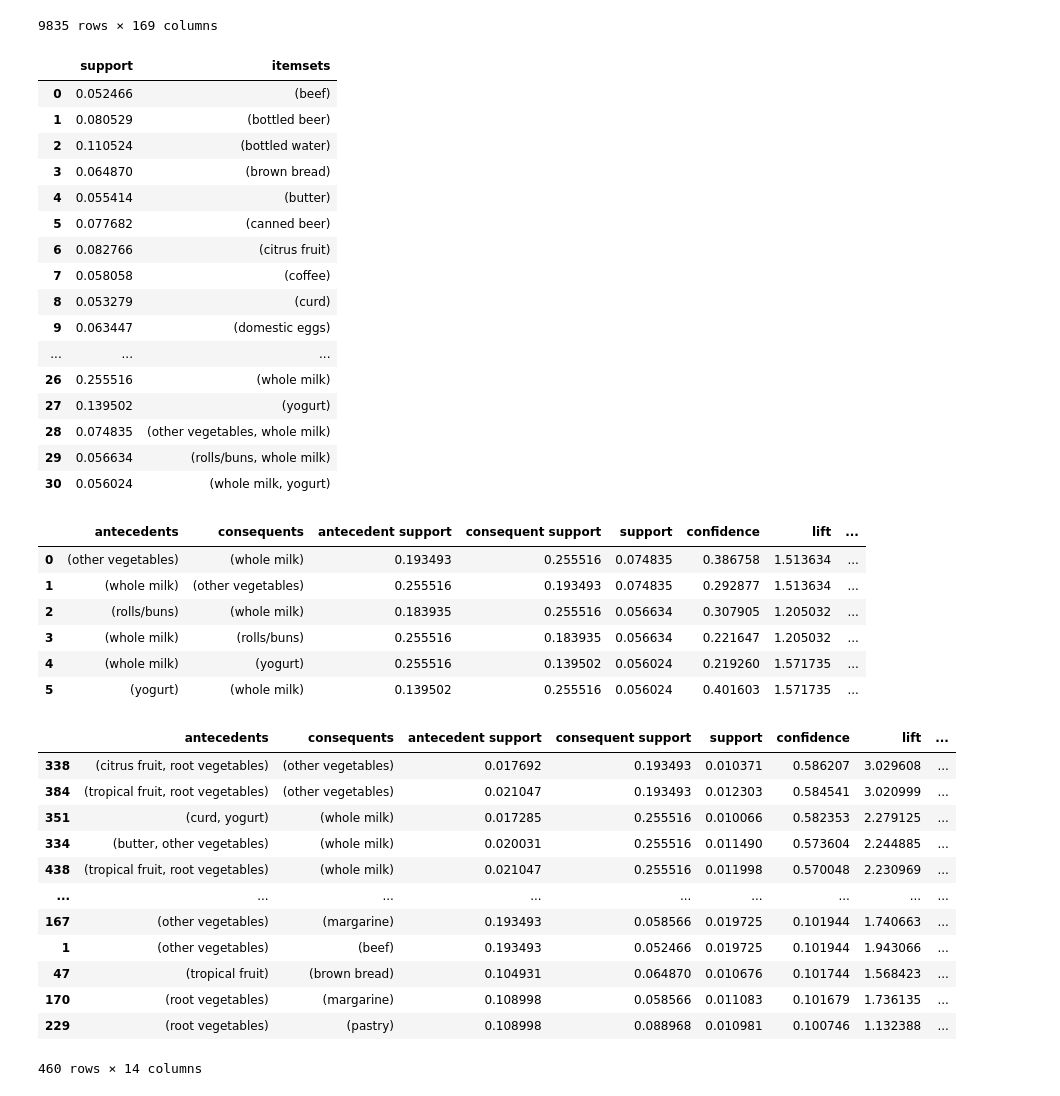
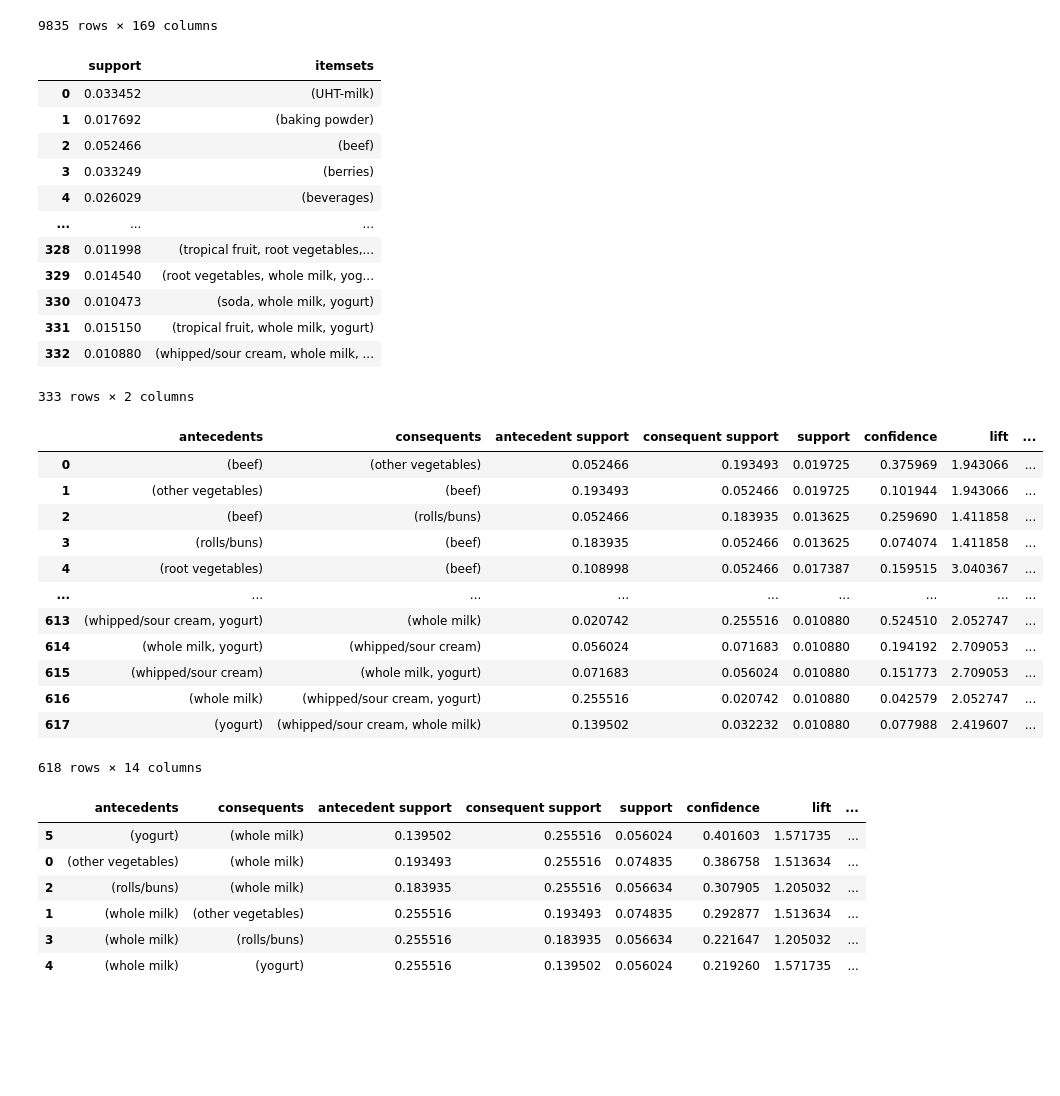
Before and after one commit to bhanuprakashyr/unsupervised-machine-learning-in-practisce, a Jupyter notebook: Market_basket_analysis/apriopri_based_recommedation.ipynb, the cells around one changed output. Drawn from its saved outputs; the diff is of its cells as text; code cells hidden in the pictures; blank space fills up the shorter version.

```diff
--- a/Market_basket_analysis/apriopri_based_recommedation.ipynb
+++ b/Market_basket_analysis/apriopri_based_recommedation.ipynb
@@ -87,51 +86,47 @@ df
 | 9834 | False | False | False | False | False | False | ... |
 9835 rows × 169 columns
 # %%
-frequent_itemsets = apriori(df, min_support=0.05, use_colnames=True)
+frequent_itemsets = apriori(df, min_support=0.01, use_colnames=True)
 # %%
 frequent_itemsets
 # %% [output]
 |  | support | itemsets |
-| 0 | 0.052466 | (beef) |
-| 1 | 0.080529 | (bottled beer) |
-| 2 | 0.110524 | (bottled water) |
-| 3 | 0.064870 | (brown bread) |
-| 4 | 0.055414 | (butter) |
-| 5 | 0.077682 | (canned beer) |
-| 6 | 0.082766 | (citrus fruit) |
-| 7 | 0.058058 | (coffee) |
-| 8 | 0.053279 | (curd) |
-| 9 | 0.063447 | (domestic eggs) |
+| 0 | 0.033452 | (UHT-milk) |
+| 1 | 0.017692 | (baking powder) |
+| 2 | 0.052466 | (beef) |
+| 3 | 0.033249 | (berries) |
+| 4 | 0.026029 | (beverages) |
 | ... | ... | ... |
-| 26 | 0.255516 | (whole milk) |
-| 27 | 0.139502 | (yogurt) |
-| 28 | 0.074835 | (other vegetables, whole milk) |
-| 29 | 0.056634 | (rolls/buns, whole milk) |
-| 30 | 0.056024 | (whole milk, yogurt) |
+| 328 | 0.011998 | (tropical fruit, root vegetables,... |
+| 329 | 0.014540 | (root vegetables, whole milk, yog... |
+| 330 | 0.010473 | (soda, whole milk, yogurt) |
+| 331 | 0.015150 | (tropical fruit, whole milk, yogurt) |
+| 332 | 0.010880 | (whipped/sour cream, whole milk, ... |
+333 rows × 2 columns
 # %%
-df_association_rules = association_rules(frequent_itemsets, num_itemsets=1, metric = "confidence", min_threshold = 0.1)
+df_association_rules = association_rules(frequent_itemsets, num_itemsets=1, metric = "confidence", min_threshold = 0.01)
 df_association_rules
 # %% [output]
 |  | antecedents | consequents | antecedent support | consequent support | support | confidence | lift | ... |
-| 0 | (other vegetables) | (whole milk) | 0.193493 | 0.255516 | 0.074835 | 0.386758 | 1.513634 | ... |
-| 1 | (whole milk) | (other vegetables) | 0.255516 | 0.193493 | 0.074835 | 0.292877 | 1.513634 | ... |
-| 2 | (rolls/buns) | (whole milk) | 0.183935 | 0.255516 | 0.056634 | 0.307905 | 1.205032 | ... |
-| 3 | (whole milk) | (rolls/buns) | 0.255516 | 0.183935 | 0.056634 | 0.221647 | 1.205032 | ... |
-| 4 | (whole milk) | (yogurt) | 0.255516 | 0.139502 | 0.056024 | 0.219260 | 1.571735 | ... |
-| 5 | (yogurt) | (whole milk) | 0.139502 | 0.255516 | 0.056024 | 0.401603 | 1.571735 | ... |
+| 0 | (beef) | (other vegetables) | 0.052466 | 0.193493 | 0.019725 | 0.375969 | 1.943066 | ... |
+| 1 | (other vegetables) | (beef) | 0.193493 | 0.052466 | 0.019725 | 0.101944 | 1.943066 | ... |
+| 2 | (beef) | (rolls/buns) | 0.052466 | 0.183935 | 0.013625 | 0.259690 | 1.411858 | ... |
+| 3 | (rolls/buns) | (beef) | 0.183935 | 0.052466 | 0.013625 | 0.074074 | 1.411858 | ... |
+| 4 | (root vegetables) | (beef) | 0.108998 | 0.052466 | 0.017387 | 0.159515 | 3.040367 | ... |
+| ... | ... | ... | ... | ... | ... | ... | ... | ... |
+| 613 | (whipped/sour cream, yogurt) | (whole milk) | 0.020742 | 0.255516 | 0.010880 | 0.524510 | 2.052747 | ... |
+| 614 | (whole milk, yogurt) | (whipped/sour cream) | 0.056024 | 0.071683 | 0.010880 | 0.194192 | 2.709053 | ... |
+| 615 | (whipped/sour cream) | (whole milk, yogurt) | 0.071683 | 0.056024 | 0.010880 | 0.151773 | 2.709053 | ... |
+| 616 | (whole milk) | (whipped/sour cream, yogurt) | 0.255516 | 0.020742 | 0.010880 | 0.042579 | 2.052747 | ... |
+| 617 | (yogurt) | (whipped/sour cream, whole milk) | 0.139502 | 0.032232 | 0.010880 | 0.077988 | 2.419607 | ... |
+618 rows × 14 columns
 # %%
 df_association_rules.sort_values("confidence",ascending=False)
 # %% [output]
 |  | antecedents | consequents | antecedent support | consequent support | support | confidence | lift | ... |
-| 338 | (citrus fruit, root vegetables) | (other vegetables) | 0.017692 | 0.193493 | 0.010371 | 0.586207 | 3.029608 | ... |
-| 384 | (tropical fruit, root vegetables) | (other vegetables) | 0.021047 | 0.193493 | 0.012303 | 0.584541 | 3.020999 | ... |
-| 351 | (curd, yogurt) | (whole milk) | 0.017285 | 0.255516 | 0.010066 | 0.582353 | 2.279125 | ... |
-| 334 | (butter, other vegetables) | (whole milk) | 0.020031 | 0.255516 | 0.011490 | 0.573604 | 2.244885 | ... |
-| 438 | (tropical fruit, root vegetables) | (whole milk) | 0.021047 | 0.255516 | 0.011998 | 0.570048 | 2.230969 | ... |
-| ... | ... | ... | ... | ... | ... | ... | ... | ... |
-| 167 | (other vegetables) | (margarine) | 0.193493 | 0.058566 | 0.019725 | 0.101944 | 1.740663 | ... |
-| 1 | (other vegetables) | (beef) | 0.193493 | 0.052466 | 0.019725 | 0.101944 | 1.943066 | ... |
-| 47 | (tropical fruit) | (brown bread) | 0.104931 | 0.064870 | 0.010676 | 0.101744 | 1.568423 | ... |
-| 170 | (root vegetables) | (margarine) | 0.108998 | 0.058566 | 0.011083 | 0.101679 | 1.736135 | ... |
-| 229 | (root vegetables) | (pastry) | 0.108998 | 0.088968 | 0.010981 | 0.100746 | 1.132388 | ... |
+| 5 | (yogurt) | (whole milk) | 0.139502 | 0.255516 | 0.056024 | 0.401603 | 1.571735 | ... |
+| 0 | (other vegetables) | (whole milk) | 0.193493 | 0.255516 | 0.074835 | 0.386758 | 1.513634 | ... |
+| 2 | (rolls/buns) | (whole milk) | 0.183935 | 0.255516 | 0.056634 | 0.307905 | 1.205032 | ... |
+| 1 | (whole milk) | (other vegetables) | 0.255516 | 0.193493 | 0.074835 | 0.292877 | 1.513634 | ... |
+| 3 | (whole milk) | (rolls/buns) | 0.255516 | 0.183935 | 0.056634 | 0.221647 | 1.205032 | ... |
+| 4 | (whole milk) | (yogurt) | 0.255516 | 0.139502 | 0.056024 | 0.219260 | 1.571735 | ... |
-460 rows × 14 columns
```
Also changed, not shown: parts of 2 cells of this notebook.
